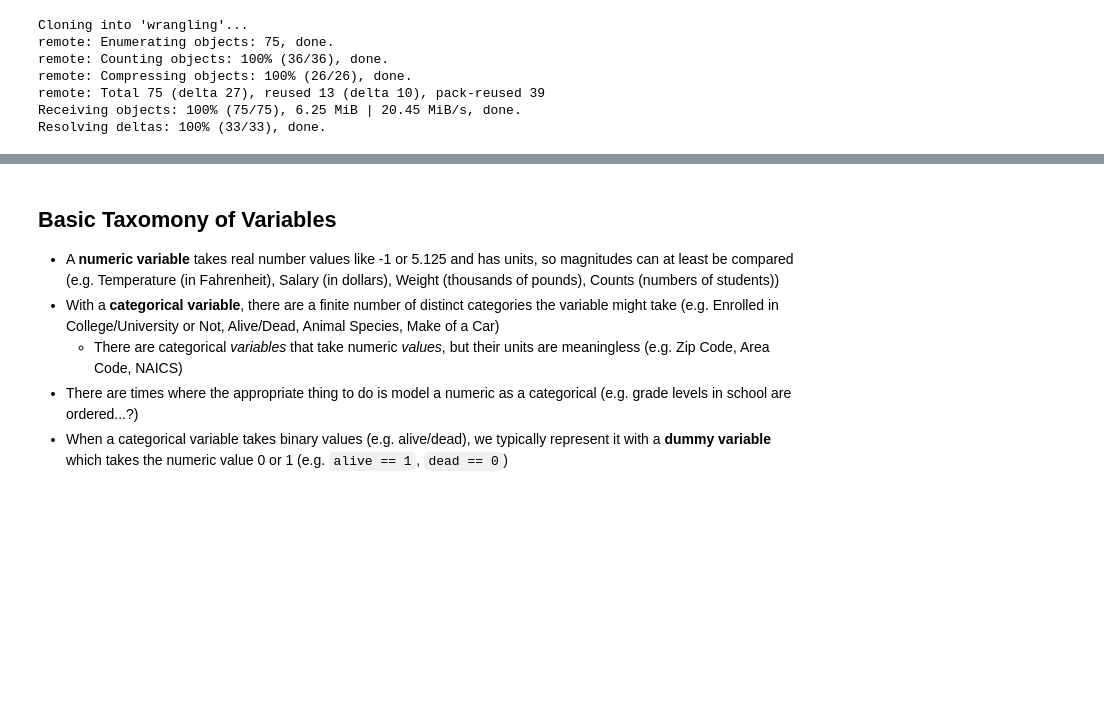
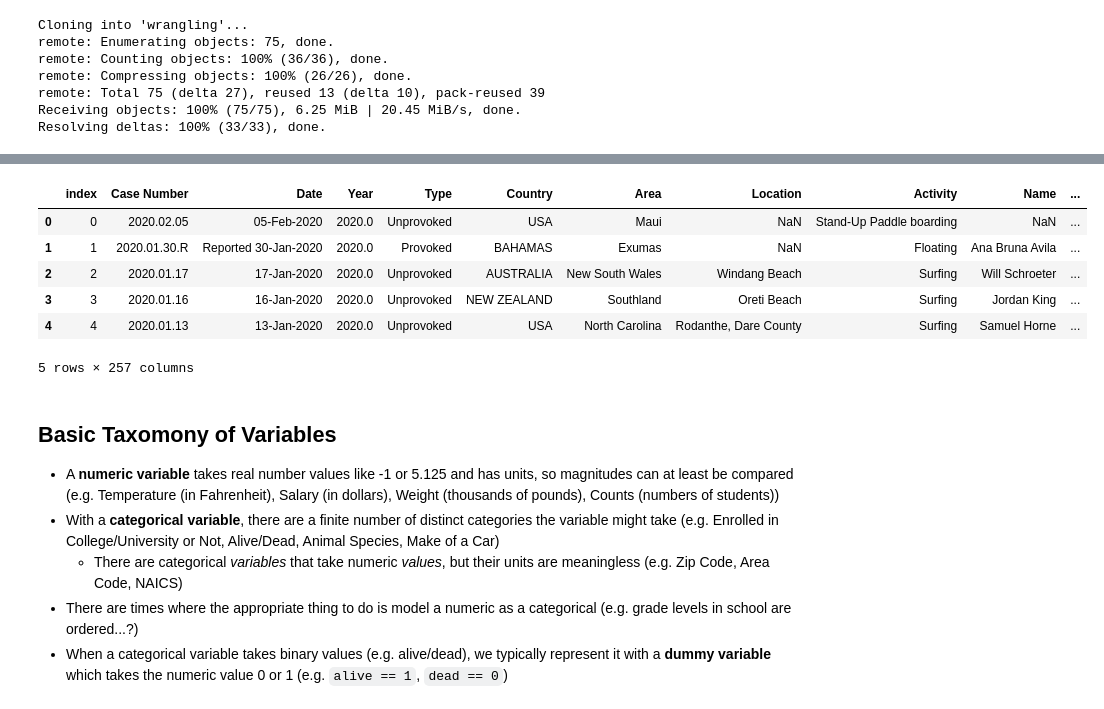
Before and after one commit to JZheng313/wrangling, a Jupyter notebook: wrangling.ipynb, the cells around one changed output, grey strips where cells are left out. Cells and saved outputs as stored; diff of their text form; code cells hidden in the pictures; blank space fills up the shorter version.

```diff
--- a/wrangling.ipynb
+++ b/wrangling.ipynb
@@ -220,3 +230,13 @@ print(df.columns.to_list())
+# %%
+sdf.head()
+# %% [output]
+|  | index | Case Number | Date | Year | Type | Country | Area | Location | Activity | Name | ... |
+| 0 | 0 | 2020.02.05 | 05-Feb-2020 | 2020.0 | Unprovoked | USA | Maui | NaN | Stand-Up Paddle boarding | NaN | ... |
+| 1 | 1 | 2020.01.30.R | Reported 30-Jan-2020 | 2020.0 | Provoked | BAHAMAS | Exumas | NaN | Floating | Ana Bruna Avila | ... |
+| 2 | 2 | 2020.01.17 | 17-Jan-2020 | 2020.0 | Unprovoked | AUSTRALIA | New South Wales | Windang Beach | Surfing | Will Schroeter | ... |
+| 3 | 3 | 2020.01.16 | 16-Jan-2020 | 2020.0 | Unprovoked | NEW ZEALAND | Southland | Oreti Beach | Surfing | Jordan King | ... |
+| 4 | 4 | 2020.01.13 | 13-Jan-2020 | 2020.0 | Unprovoked | USA | North Carolina | Rodanthe, Dare County | Surfing | Samuel Horne | ... |
+5 rows × 257 columns
 # %% [markdown]
 ## Basic Taxomony of Variables
 - A **numeric variable** takes real number values like -1 or 5.125 and has units, so magnitudes can at least be compared (e.g. Temperature (in Fahrenheit), Salary (in dollars), Weight (thousands of pounds), Counts (numbers of students))
```
Also changed, not shown: parts of 3 cells of this notebook.
